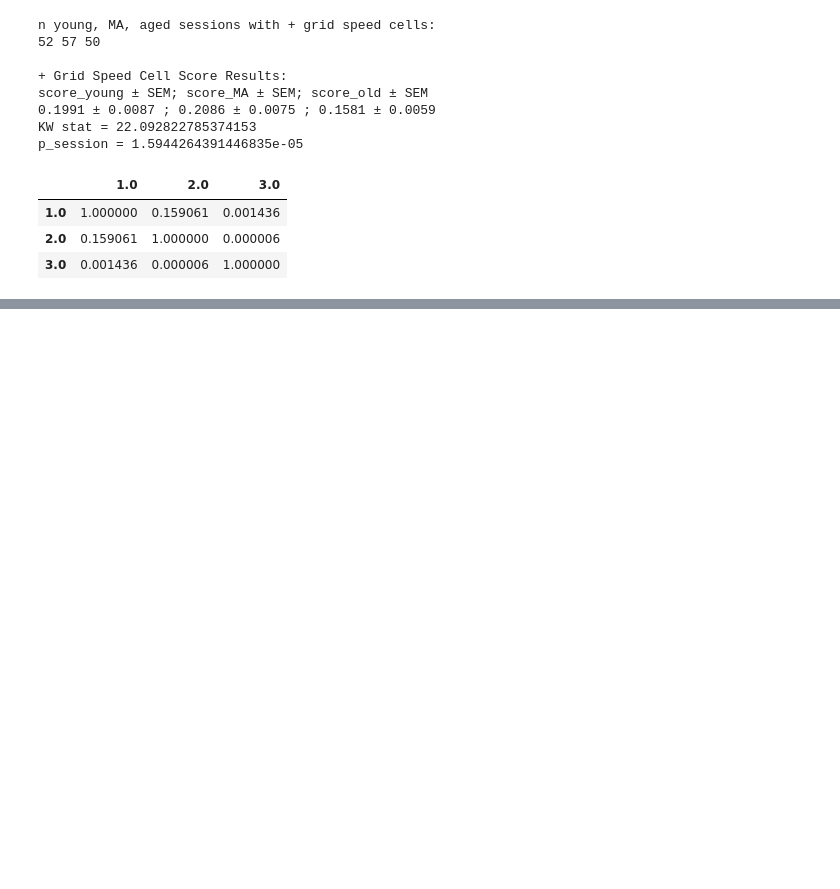
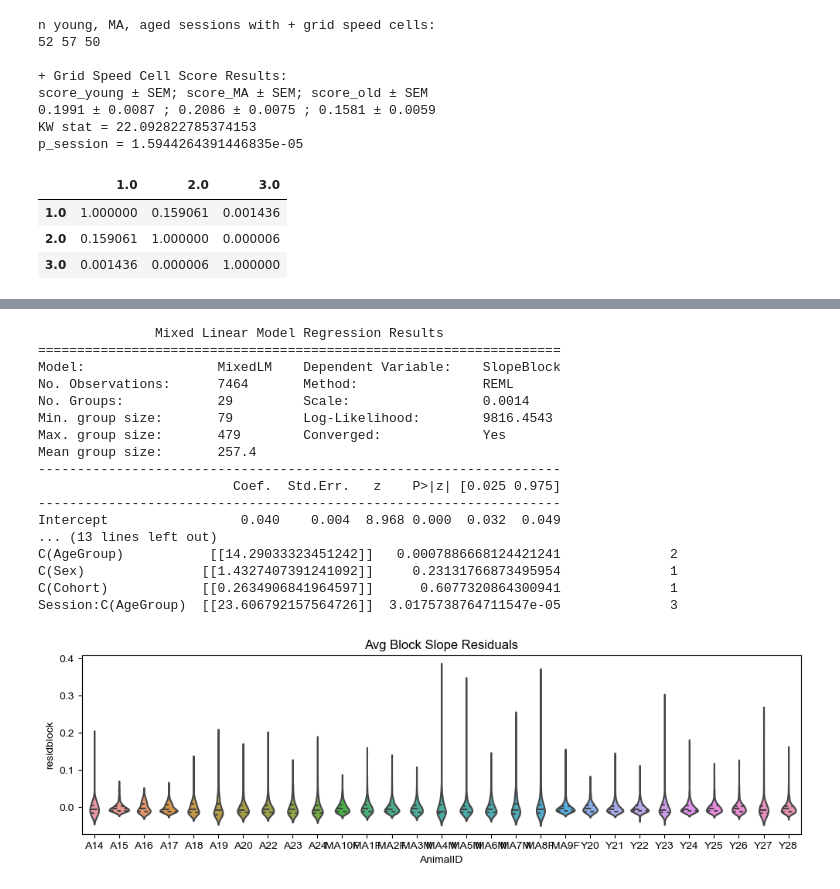
Before and after one commit to GiocomoLab/Herber2024, a Jupyter notebook: Extended Data Fig. 6.ipynb, the cells around one changed output, grey strips where cells are left out. Cells and saved outputs as stored; diff of their text form; code cells hidden in the pictures; blank space fills up the shorter version.

Commit message:
Updated Extended Data Fig. 6 with reviewer figure panels & new panels h-j; removed duplicate code from Fig. 6 notebook

```diff
--- a/Extended Data Fig. 6.ipynb
+++ b/Extended Data Fig. 6.ipynb
@@ -2597,0 +2600,17 @@ p_session = 1.5944264391446835e-05
+# %%
+'''Define which mice & sessions to load based on metadata'''
+# Define mice, sessions for particular cohorts
+mice , mice_ind, _  = np.intersect1d(all_mice, np.union1d(cohortc_mice, cohortd_mice), return_indices = True) # SM mice
+
+sessions = []
+for i in mice_ind:
+    sessions.append(all_sessions[i])
+
+# Make a dict to hold data
+data = {}
+
+for session, m in zip(sessions, mice):
+    data[m] = {}
+
+    for s in session:
+        data[m][s] = {}
@@ -2597,0 +2935,63 @@ p_session = 1.5944264391446835e-05
+# %%
+''' LMMs for Pos Speed Cell Slope '''
+#gather dependent variables into lists
+Slope99Block = allslope99block
+Slope99Alt = allslope99alt
+hue_order = [1.0, 3.0, 2.0]
+
+tuples = list(zip(Animal_ID, Session, Cell_ID, Sex, Age_Group, Cohort, Slope99Block, Slope99Alt))
+tuples
+df = pd.DataFrame(tuples, columns = ['AnimalID', 'Session','Cell_ID','Sex', 'AgeGroup', 'Cohort','SlopeBlock','SlopeAlt'])
+
+#handle NaNs
+df = df.dropna(axis = 0)
+
+#Block Dependent
+vc = {'cells':'0 + C(Cell_ID)'}
+mblock = smf.mixedlm('SlopeBlock ~ 1 + C(AgeGroup) + C(Sex) + C(Cohort) + Session:C(AgeGroup)', groups = 'AnimalID', re_formula = '1', vc_formula = vc,
+                     data=df).fit(reml= True)
+print(mblock.summary())
+print(mblock.wald_test_terms(scalar = False))
+
+df['residblock'] = mblock.resid
+fig, ax = plt.subplots(figsize = (12,3))
+sns.violinplot(data = df, x = 'AnimalID', y = 'residblock', inner = 'quartile', ax = ax)
+plt.title('Avg Block Slope Residuals')
+plt.show()
+
+#Alt Dependent
+vc = {'cells':'0 + C(Cell_ID)'}
+malt = smf.mixedlm('SlopeAlt ~ 1 + C(AgeGroup) + C(Sex) + C(Cohort) + Session:C(AgeGroup)', groups = 'AnimalID', re_formula = '1', vc_formula = vc,
+                     data=df).fit(reml= True)
+print(malt.summary())
+print(malt.wald_test_terms(scalar = False))
+#print(malt.aic)
+#print(malt.bic)
+
+df['residalt'] = malt.resid
+fig, ax = plt.subplots(figsize = (12,3))
+sns.violinplot(data = df, x = 'AnimalID', y = 'residalt', inner = 'quartile', ax = ax)
+plt.title('Avg Alt Slope Residuals')
+plt.show()
+
+#Collect Fig 6 Source Data
+#df.to_csv(r'C:\Users\Python\Desktop\LocalData\Figure6\6x.csv', index = False, header = True)
+# %% [output]
+               Mixed Linear Model Regression Results
+===================================================================
+Model:                 MixedLM    Dependent Variable:    SlopeBlock
+No. Observations:      7464       Method:                REML
+No. Groups:            29         Scale:                 0.0014
+Min. group size:       79         Log-Likelihood:        9816.4543
+Max. group size:       479        Converged:             Yes
+Mean group size:       257.4
+-------------------------------------------------------------------
+                         Coef.  Std.Err.   z    P>|z| [0.025 0.975]
+-------------------------------------------------------------------
+Intercept                 0.040    0.004  8.968 0.000  0.032  0.049
+... (13 lines left out)
+C(AgeGroup)           [[14.29033323451242]]   0.0007886668124421241              2
+C(Sex)               [[1.4327407391241092]]     0.23131766873495954              1
+C(Cohort)            [[0.2634906841964597]]      0.6077320864300941              1
+Session:C(AgeGroup)  [[23.606792157564726]]  3.0175738764711547e-05              3
+[figure, added]
```
Also changed, not shown: parts of 35 cells of this notebook.
